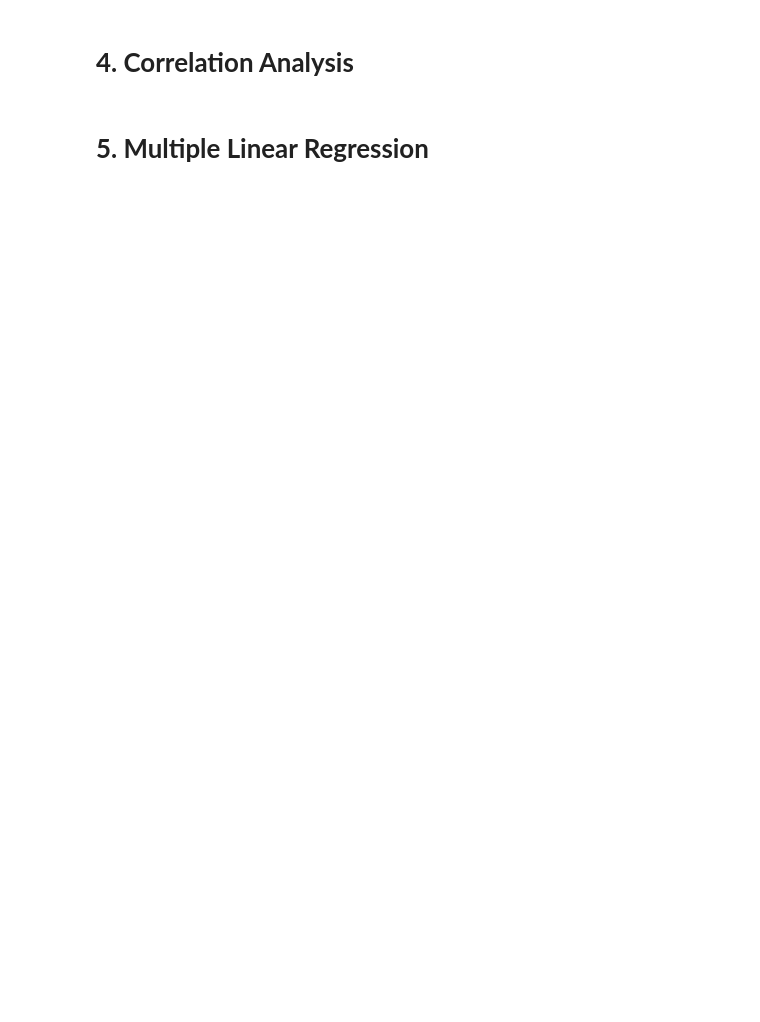
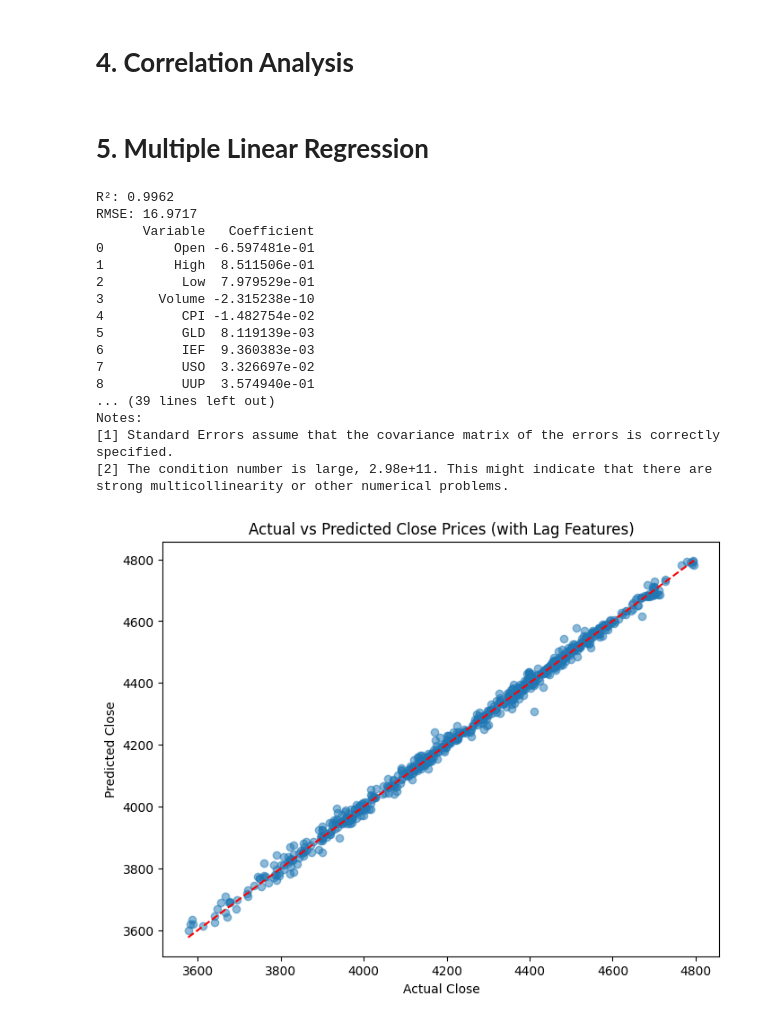
Before and after one commit to VictorNguyenLPN/sp500-dav, a Jupyter notebook: notebook_qhuy.ipynb, the cells around one changed output. Drawn from its saved outputs; the diff is of its cells as text; code cells hidden in the pictures; blank space fills up the shorter version.

```diff
--- a/notebook_qhuy.ipynb
+++ b/notebook_qhuy.ipynb
@@ -704,3 +821,70 @@ plot_time_series_with_flags(ano_data, col='Close', agg_flags=agg_close)
 # **4. Correlation Analysis**
 # %% [markdown]
 # **5. Multiple Linear Regression**
+# %%
+import pandas as pd
+import numpy as np
+from sklearn.model_selection import train_test_split
+from sklearn.linear_model import LinearRegression
+from sklearn.metrics import mean_squared_error, r2_score
+import statsmodels.api as sm
+import matplotlib.pyplot as plt
+import seaborn as sns
+
+df = pd.read_csv("data/cropped.csv", index_col="Date")
+df['Close_lag1'] = df['Close'].shift(1)
+df['Close_lag2'] = df['Close'].shift(2)
+df['Close_lag3'] = df['Close'].shift(3)
+
+df_lag = df.dropna()
+
+y = df_lag['Close']
+X = df_lag.drop(columns=['Close'])
+
+split_idx = int(len(df_lag) * 0.8)
+X_train, X_test = X.iloc[:split_idx], X.iloc[split_idx:]
+y_train, y_test = y.iloc[:split_idx], y.iloc[split_idx:]
+
+lr = LinearRegression()
+lr.fit(X_train, y_train)
+y_pred = lr.predict(X_test)
+
+rmse = np.sqrt(mean_squared_error(y_test, y_pred))
+r2 = r2_score(y_test, y_pred)
+
+print(f"R²: {r2:.4f}")
+print(f"RMSE: {rmse:.4f}")
+
+coef_df = pd.DataFrame({'Variable': X.columns, 'Coefficient': lr.coef_})
+print(coef_df)
+
+X_sm = sm.add_constant(X)
+model = sm.OLS(y, X_sm).fit()
+print(model.summary())
+
+plt.figure(figsize=(8,6))
+plt.scatter(y_test, y_pred, alpha=0.5)
+plt.plot([y_test.min(), y_test.max()], [y_test.min(), y_test.max()], 'r--')
+plt.xlabel('Actual Close')
+plt.ylabel('Predicted Close')
+plt.title('Actual vs Predicted Close Prices (with Lag Features)')
+plt.show()
+# %% [output]
+R²: 0.9962
+RMSE: 16.9717
+      Variable   Coefficient
+0         Open -6.597481e-01
+1         High  8.511506e-01
+2          Low  7.979529e-01
+3       Volume -2.315238e-10
+4          CPI -1.482754e-02
+5          GLD  8.119139e-03
+6          IEF  9.360383e-03
+7          USO  3.326697e-02
+8          UUP  3.574940e-01
+... (39 lines left out)
+Notes:
+[1] Standard Errors assume that the covariance matrix of the errors is correctly specified.
+[2] The condition number is large, 2.98e+11. This might indicate that there are
+strong multicollinearity or other numerical problems.
+[figure, added]
```
Also changed, not shown: parts of 8 cells of this notebook, 3 other files.
